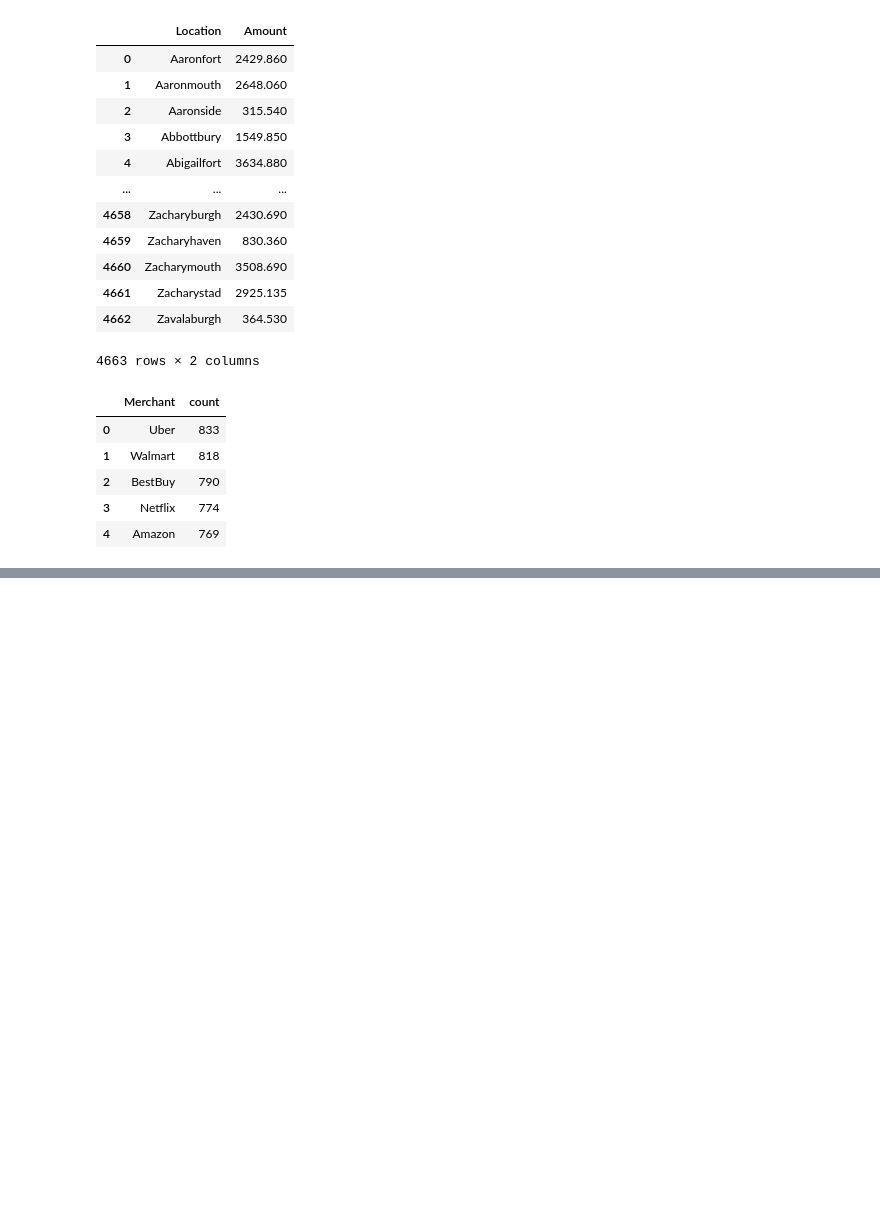
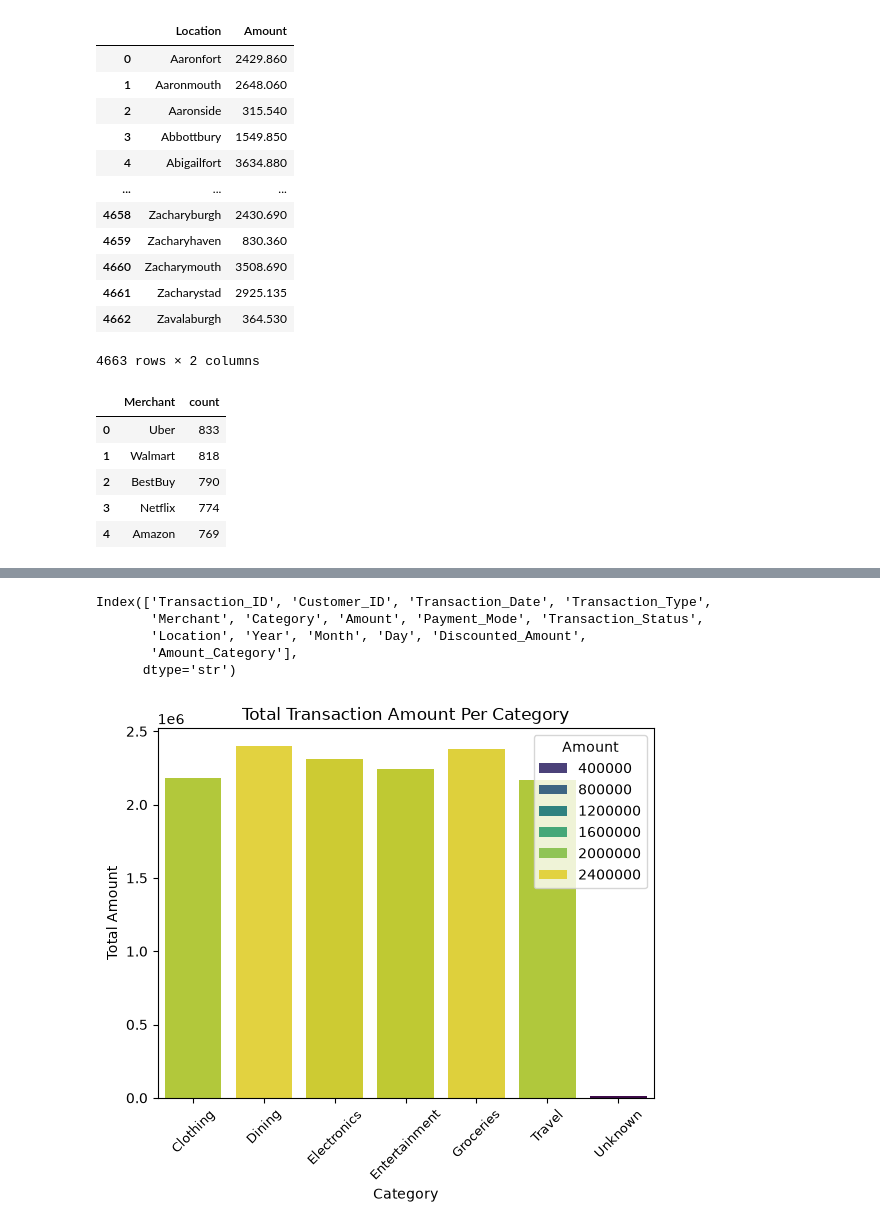
Before and after one commit to anjanigupta-16/Case_Study_CC_Transactions, a Jupyter notebook: 1. Panda_CC_Case_Study/CC_CaseStudy.ipynb, the cells around one changed output, grey strips where cells are left out. Drawn from its saved outputs; the diff is of its cells as text; code cells hidden in the pictures; blank space fills up the shorter version.

```diff
--- a/1. Panda_CC_Case_Study/CC_CaseStudy.ipynb
+++ b/1. Panda_CC_Case_Study/CC_CaseStudy.ipynb
@@ -297,0 +355,8 @@ Top_Merchant
+# %%
+df.columns
+# %% [output]
+Index(['Transaction_ID', 'Customer_ID', 'Transaction_Date', 'Transaction_Type',
+       'Merchant', 'Category', 'Amount', 'Payment_Mode', 'Transaction_Status',
+       'Location', 'Year', 'Month', 'Day', 'Discounted_Amount',
+       'Amount_Category'],
+      dtype='str')
@@ -297,0 +366,12 @@ Top_Merchant
+# %%
+
+sns.barplot(total_amount_per_category,x='Category', y='Amount',
+              palette="viridis", hue='Amount')
+
+plt.title("Total Transaction Amount Per Category")
+plt.xlabel("Category")
+plt.xticks(rotation=45, fontsize=9)
+plt.ylabel("Total Amount")
+plt.show()
+# %% [output]
+[figure, added]
```
Also changed, not shown: parts of 7 cells of this notebook, 1 other file.
